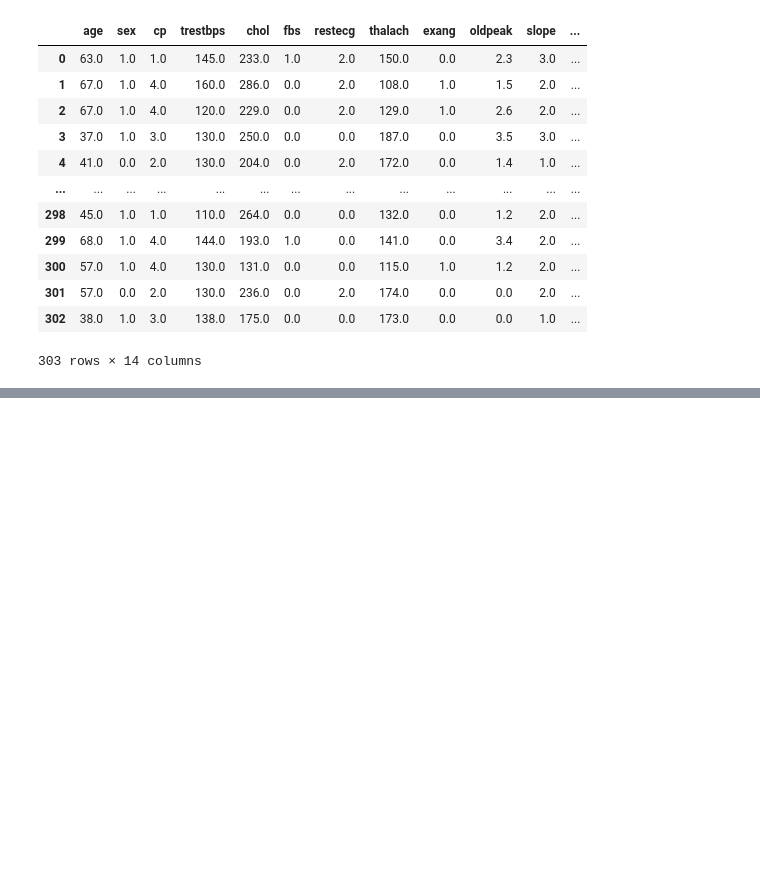
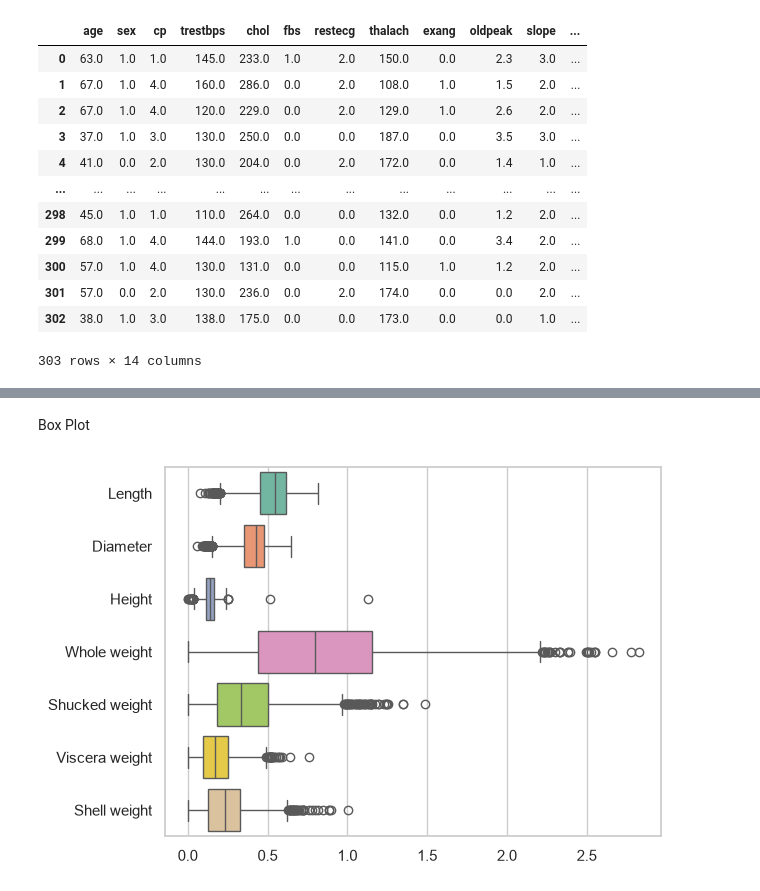
Before and after one commit to 24f3003058/Machine-Learning-Practice, a Jupyter notebook: DataPreProcessing.ipynb, the cells around one changed output, grey strips where cells are left out. Drawn from its saved outputs; the diff is of its cells as text; code cells hidden in the pictures; blank space fills up the shorter version.

```diff
--- a/DataPreProcessing.ipynb
+++ b/DataPreProcessing.ipynb
@@ -137,0 +274,6 @@ imputer=imputer.fit(heart_data)
+# %% [markdown]
+Box Plot
+# %%
+ax=sns.boxplot(data=abalone_data,orient="h",palette="Set2")
+# %% [output]
+[figure, added]
```
Also changed, not shown: parts of 27 cells of this notebook.
